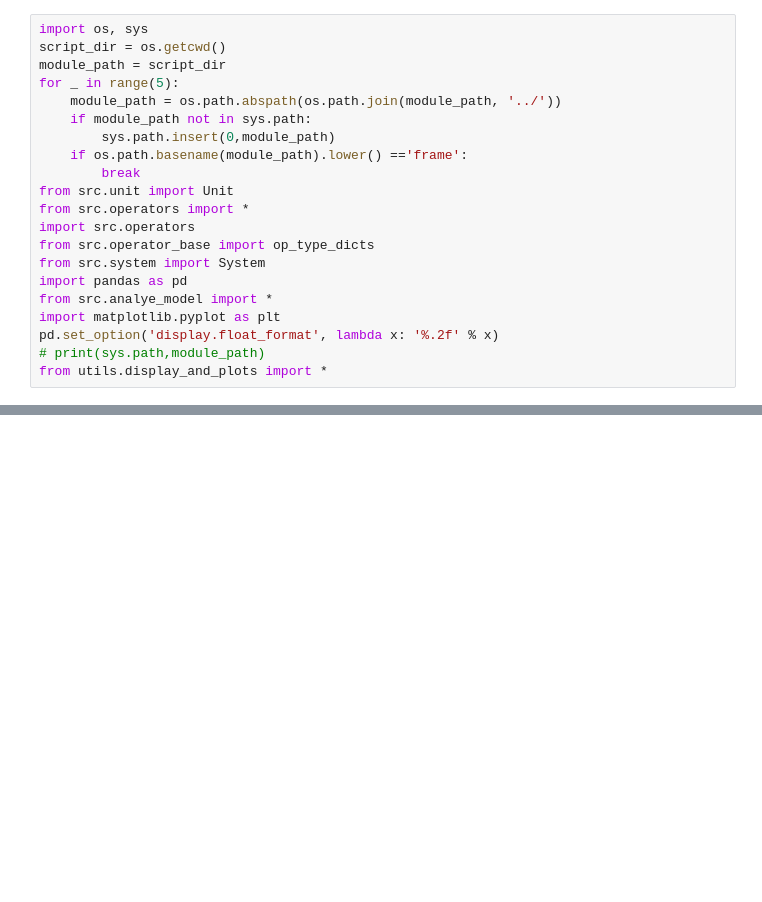
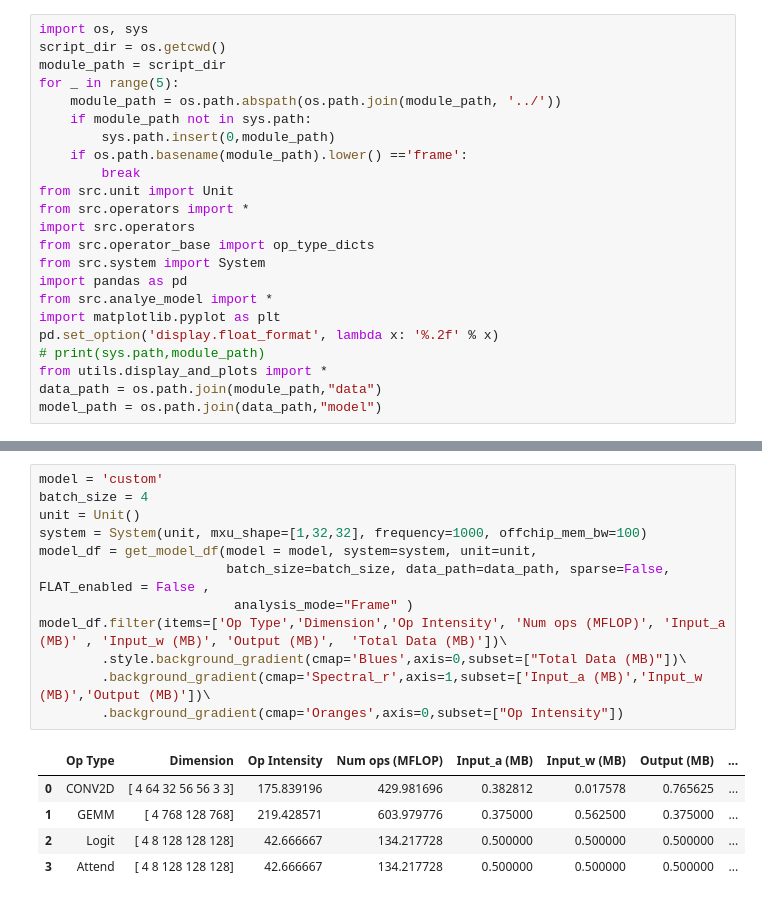
Before and after one commit to maestro-project/frame, a Jupyter notebook: notebook/dnn_accel_notebook_run_on_local.ipynb, the cells around one changed output, grey strips where cells are left out. Saved outputs shown, nothing was run; the diff lists cells and outputs as text; blank space fills up the shorter version.

```diff
--- a/notebook/dnn_accel_notebook_run_on_local.ipynb
+++ b/notebook/dnn_accel_notebook_run_on_local.ipynb
@@ -19,3 +23,5 @@ import matplotlib.pyplot as plt
 pd.set_option('display.float_format', lambda x: '%.2f' % x)
 # print(sys.path,module_path)
 from utils.display_and_plots import *
+data_path = os.path.join(module_path,"data")
+model_path = os.path.join(data_path,"model")
@@ -21,0 +50,18 @@ from utils.display_and_plots import *
+# %%
+model = 'custom'
+batch_size = 4
+unit = Unit()
+system = System(unit, mxu_shape=[1,32,32], frequency=1000, offchip_mem_bw=100)
+model_df = get_model_df(model = model, system=system, unit=unit,
+                        batch_size=batch_size, data_path=data_path, sparse=False, FLAT_enabled = False ,
+                         analysis_mode="Frame" )
+model_df.filter(items=['Op Type','Dimension','Op Intensity', 'Num ops (MFLOP)', 'Input_a (MB)' ,	'Input_w (MB)',	'Output (MB)',	'Total Data (MB)'])\
+        .style.background_gradient(cmap='Blues',axis=0,subset=["Total Data (MB)"])\
+        .background_gradient(cmap='Spectral_r',axis=1,subset=['Input_a (MB)','Input_w (MB)','Output (MB)'])\
+        .background_gradient(cmap='Oranges',axis=0,subset=["Op Intensity"])
+# %% [output]
+|  | Op Type | Dimension | Op Intensity | Num ops (MFLOP) | Input_a (MB) | Input_w (MB) | Output (MB) | ... |
+| 0 | CONV2D | [ 4 64 32 56 56 3 3] | 175.839196 | 429.981696 | 0.382812 | 0.017578 | 0.765625 | ... |
+| 1 | GEMM | [ 4 768 128 768] | 219.428571 | 603.979776 | 0.375000 | 0.562500 | 0.375000 | ... |
+| 2 | Logit | [ 4 8 128 128 128] | 42.666667 | 134.217728 | 0.500000 | 0.500000 | 0.500000 | ... |
+| 3 | Attend | [ 4 8 128 128 128] | 42.666667 | 134.217728 | 0.500000 | 0.500000 | 0.500000 | ... |
```
Also changed, not shown: parts of 11 cells of this notebook, 10 other files.
